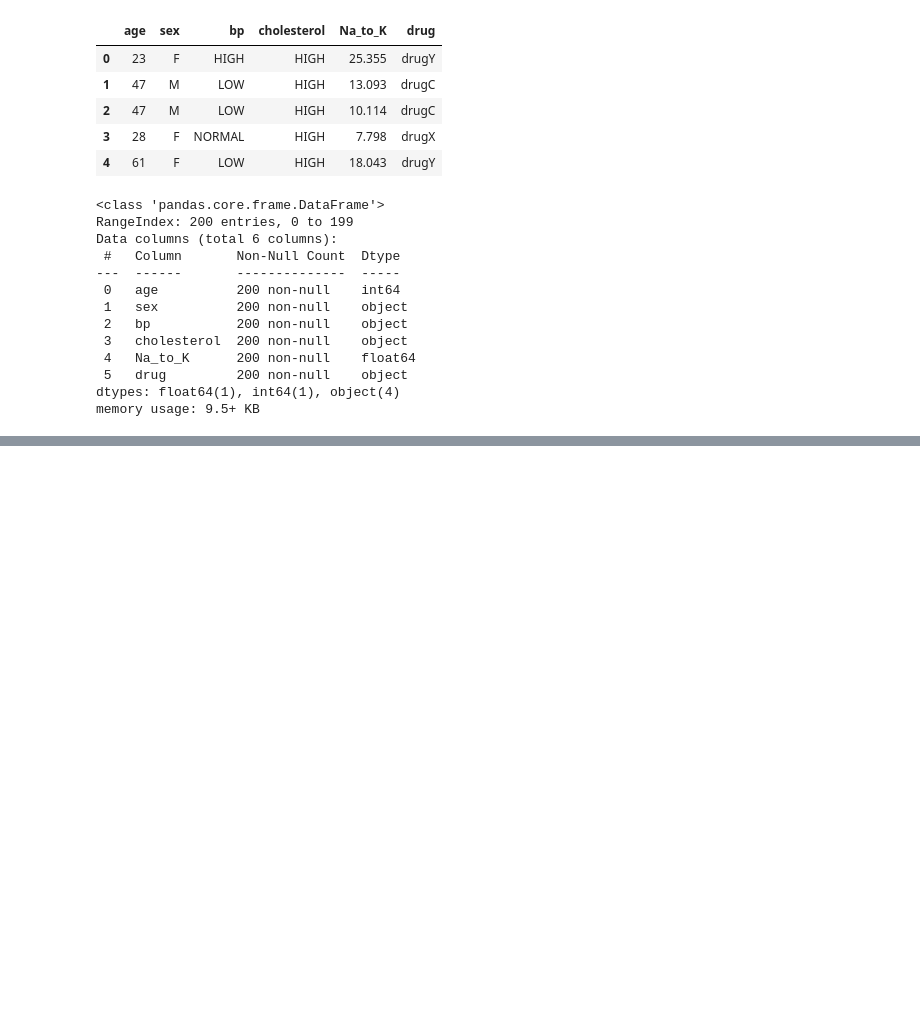
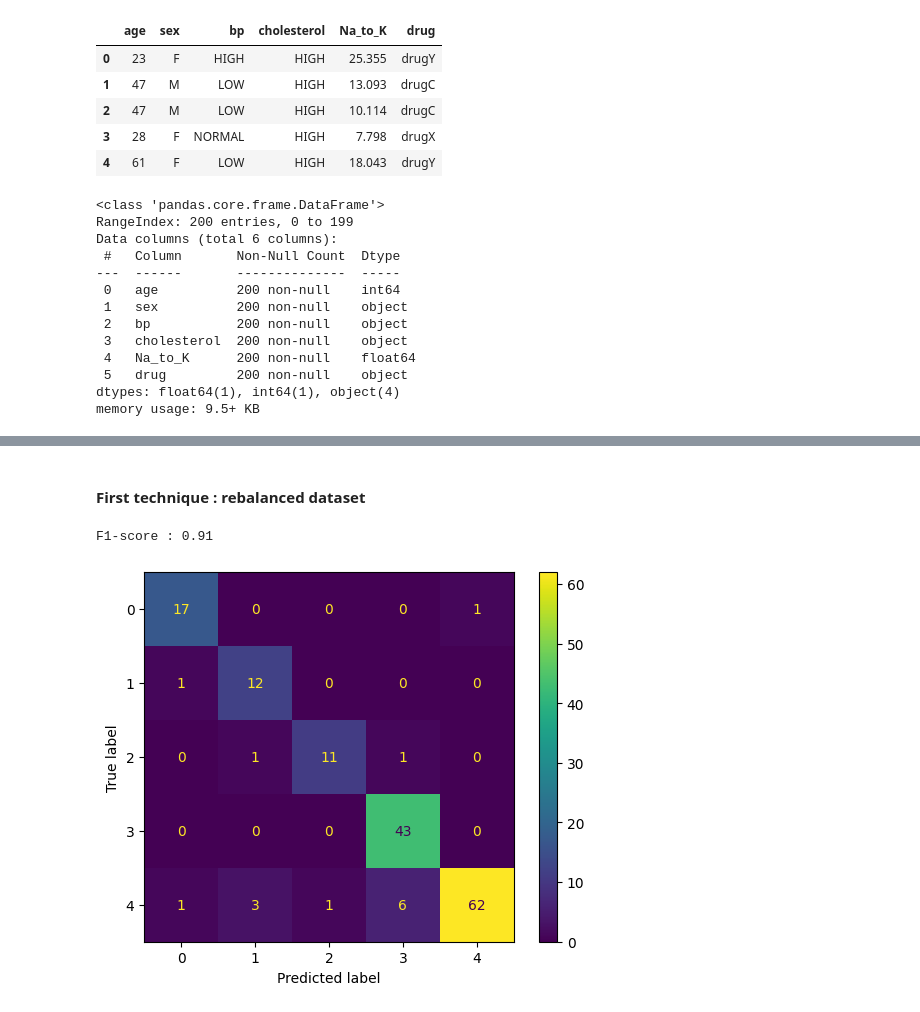
Before and after one commit to magskwa/Mache_Le, a Jupyter notebook: PW05/ex2-debugging/ex2-debugging-stud.ipynb, the cells around one changed output, grey strips where cells are left out. Cells and saved outputs as stored; diff of their text form; code cells hidden in the pictures; blank space fills up the shorter version.

```diff
--- a/PW05/ex2-debugging/ex2-debugging-stud.ipynb
+++ b/PW05/ex2-debugging/ex2-debugging-stud.ipynb
@@ -97,2 +102,16 @@ Accuracy: 0.49375
+# %% [markdown]
+#### First technique : rebalanced dataset
 # %%
-# TODO: any of the 3 proposed task...
+# Keep relative class frequencies in the train/test sets (check train_test_split docs)
+X_train_balanced, X_test_balanced, y_train_balanced, y_test_balanced = train_test_split(X, y, test_size=0.2, random_state=42, stratify=y)
+# %%
+scaler_balanced = StandardScaler()
+X_train_balanced = scaler_balanced.fit_transform(X_train_balanced)
+X_test_balanced = scaler_balanced.transform(X_test_balanced)
+# %%
+knn = KNeighborsClassifier(5)
+knn.fit(X_train_balanced, y_train_balanced)
+predict(knn, X_train_balanced, y_train_balanced)
+# %% [output]
+F1-score : 0.91
+[figure, added]
```
Also changed, not shown: parts of 17 cells of this notebook.
